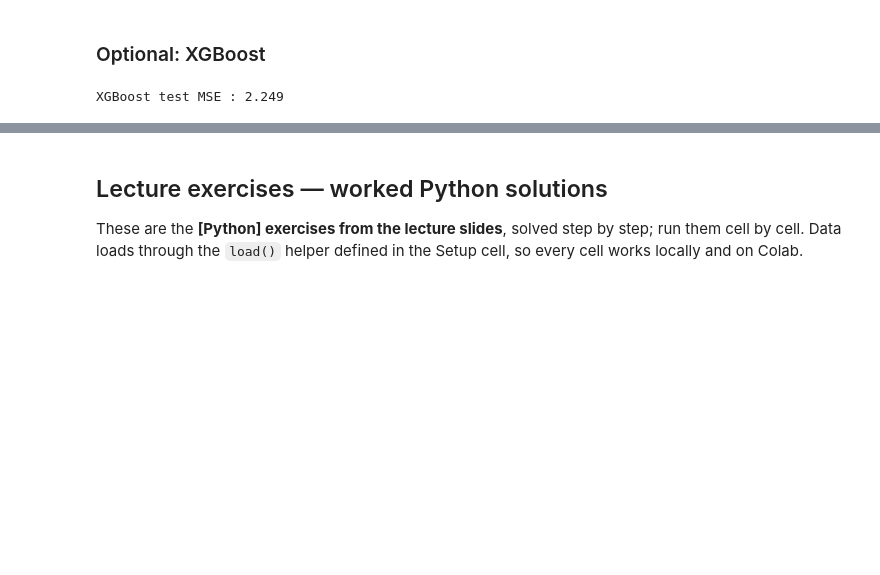
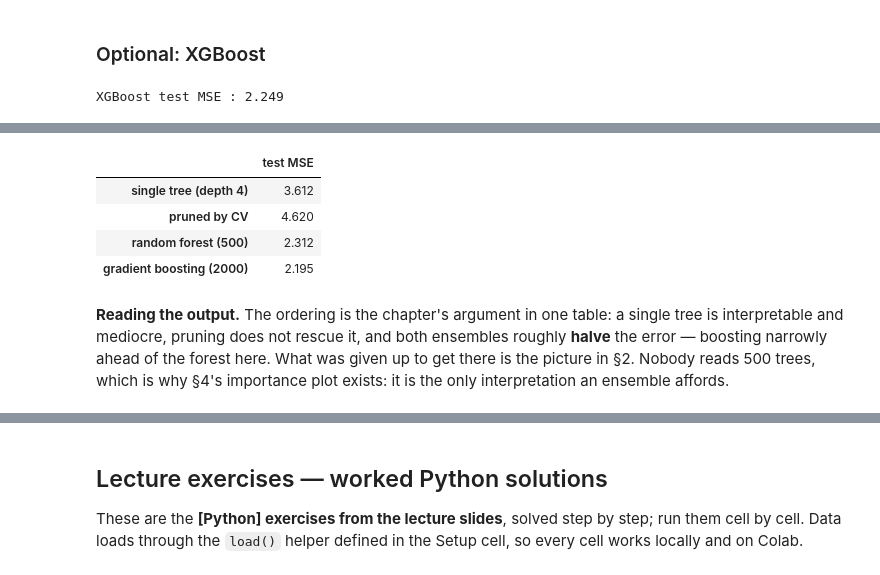
Before and after one commit to ChrisW09/Quantitative-Research-Methods, a Jupyter notebook: Chapters/chapter_08/chapter_08_lab.ipynb, the cells around one changed output, grey strips where cells are left out. Drawn from its saved outputs; the diff is of its cells as text; code cells hidden in the pictures; blank space fills up the shorter version.

Commit message:
Update chapter 08 lab notebook with additional explanations and examples; enhance README and labs documentation to clarify arithmetic checks and computations.

```diff
--- a/Chapters/chapter_08/chapter_08_lab.ipynb
+++ b/Chapters/chapter_08/chapter_08_lab.ipynb
@@ -173,0 +238,16 @@ XGBoost test MSE : 2.249
+# %%
+pd.DataFrame({
+    'test MSE': [((yte - tree.predict(Xte)) ** 2).mean(),
+                 ((yte - grid.best_estimator_.predict(Xte)) ** 2).mean(),
+                 ((yte - rf.predict(Xte)) ** 2).mean(),
+                 ((yte - gb.predict(Xte)) ** 2).mean()],
+}, index=['single tree (depth 4)', 'pruned by CV', 'random forest (500)',
+          'gradient boosting (2000)']).round(3)
+# %% [output]
+|  | test MSE |
+| single tree (depth 4) | 3.612 |
+| pruned by CV | 4.620 |
+| random forest (500) | 2.312 |
+| gradient boosting (2000) | 2.195 |
+# %% [markdown]
+**Reading the output.** The ordering is the chapter's argument in one table: a single tree is interpretable and mediocre, pruning does not rescue it, and both ensembles roughly **halve** the error — boosting narrowly ahead of the forest here. What was given up to get there is the picture in §2. Nobody reads 500 trees, which is why §4's importance plot exists: it is the only interpretation an ensemble affords.
```
Also changed, not shown: parts of 12 cells of this notebook, 8 other files.
